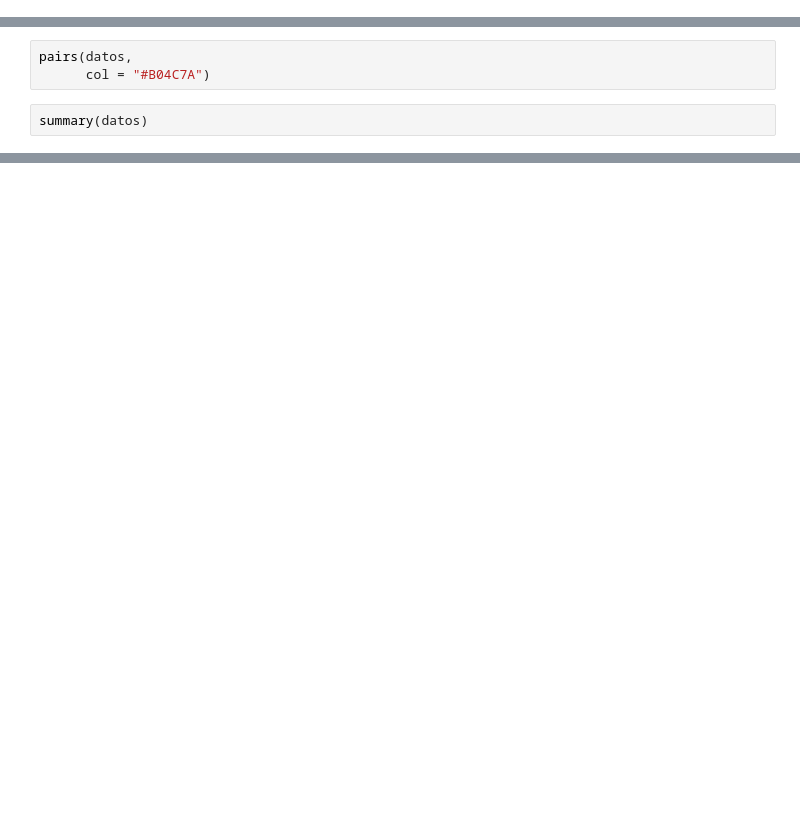
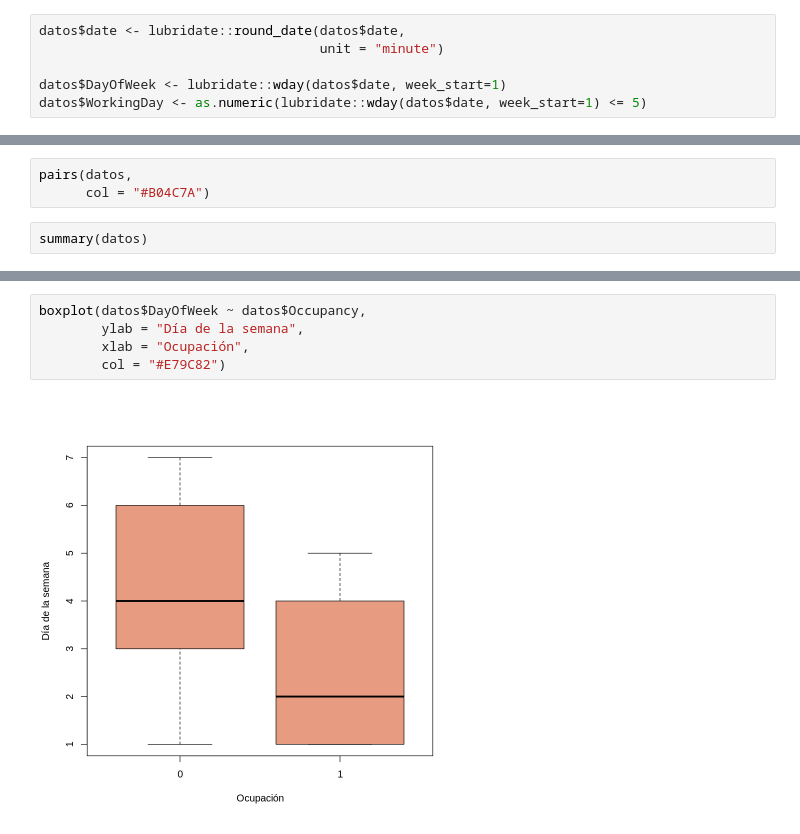
Before and after one commit to MantiMantilla/MEL-2022-2, a Jupyter notebook: Proyecto/Entrega/Desarrollo.ipynb, the cells around one changed output, grey strips where cells are left out. Cells and saved outputs as stored; diff of their text form; blank space fills up the shorter version.

```diff
--- a/Proyecto/Entrega/Desarrollo.ipynb
+++ b/Proyecto/Entrega/Desarrollo.ipynb
@@ -43,0 +28,6 @@ A tibble: 6 × 10
+# %%
+datos$date <- lubridate::round_date(datos$date,
+                                    unit = "minute")
+
+datos$DayOfWeek <- lubridate::wday(datos$date, week_start=1)
+datos$WorkingDay <- as.numeric(lubridate::wday(datos$date, week_start=1) <= 5)
@@ -54 +63,8 @@ hist(datos$Occupancy, breaks = c(0, 0.5, 1 ),
+# %%
+boxplot(datos$DayOfWeek ~ datos$Occupancy,
+        ylab = "Día de la semana",
+        xlab = "Ocupación",
+        col = "#E79C82")
+# %% [output]
+[figure, added]
 # %%
```
Also changed, not shown: parts of 33 cells of this notebook.
